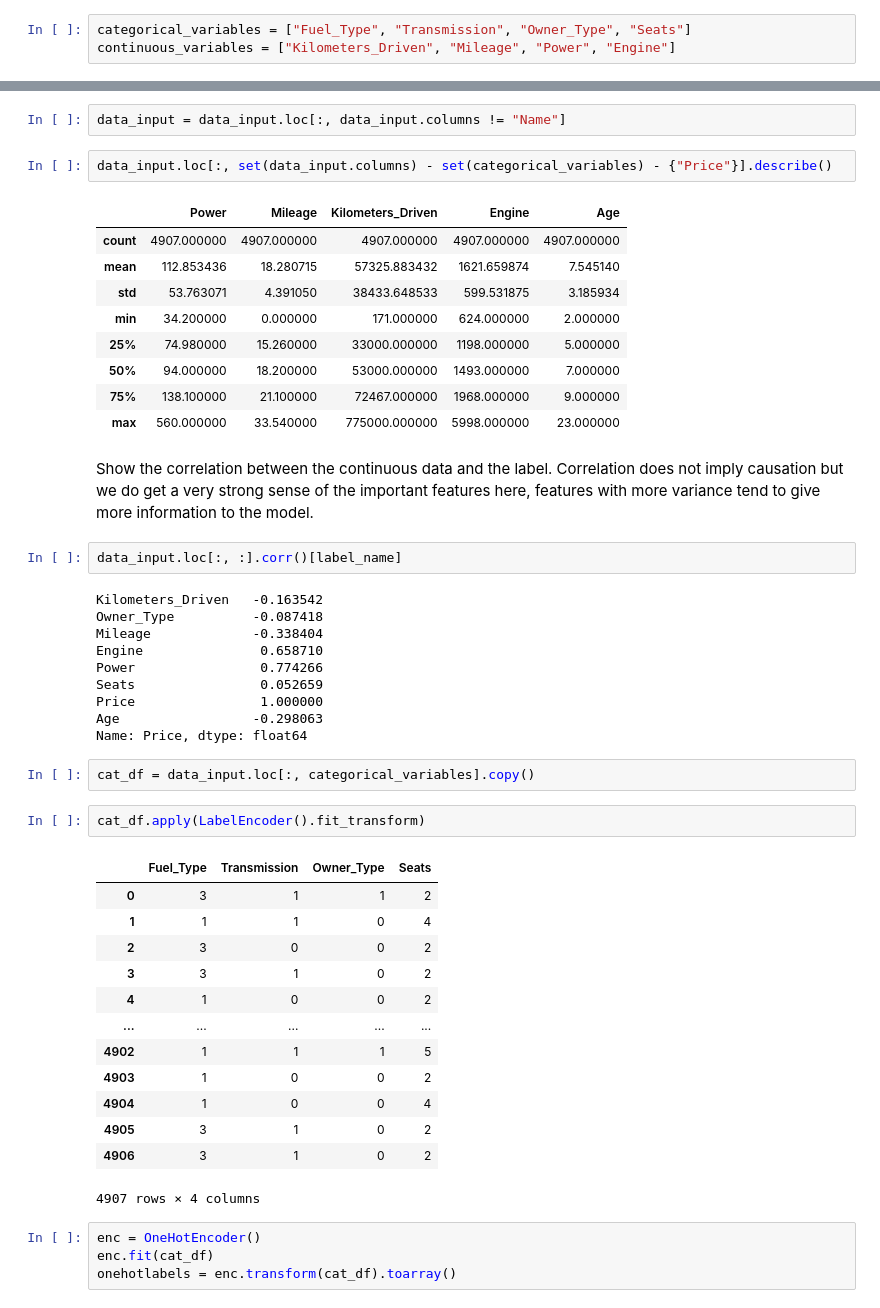
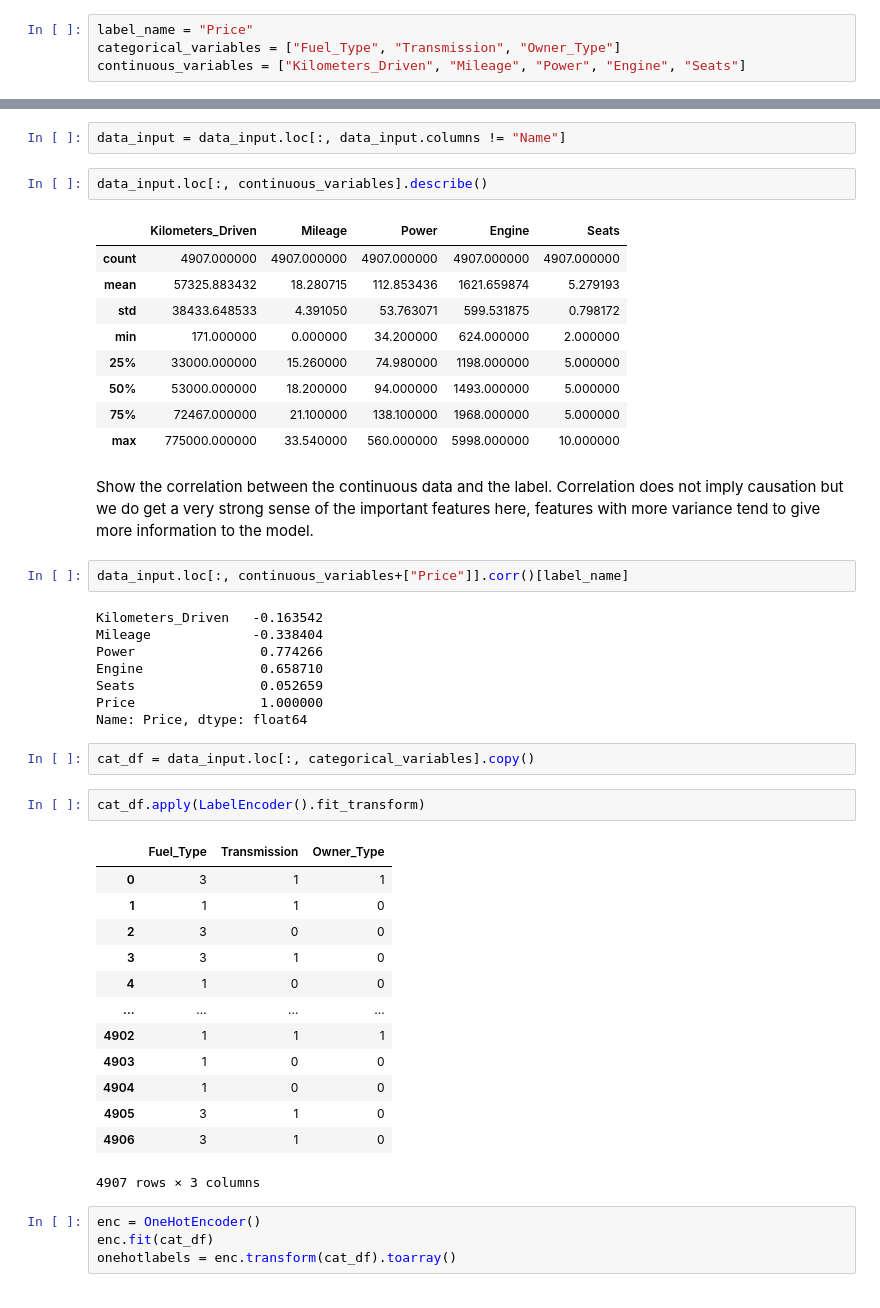
Before and after one commit to dimitrisl/CarPredictor, a Jupyter notebook: src/Assignment part 1.ipynb, the cells around one changed output, grey strips where cells are left out. Cells and saved outputs as stored; diff of their text form.

```diff
--- a/src/Assignment part 1.ipynb
+++ b/src/Assignment part 1.ipynb
@@ -51,6 +51,7 @@ unique fuel type 4
 # %%
-categorical_variables = ["Fuel_Type", "Transmission", "Owner_Type", "Seats"]
-continuous_variables = ["Kilometers_Driven", "Mileage", "Power", "Engine"]
+label_name = "Price"
+categorical_variables = ["Fuel_Type", "Transmission", "Owner_Type"]
+continuous_variables = ["Kilometers_Driven", "Mileage", "Power", "Engine", "Seats"]
 # %%
 # Check the distribution of the label
 # %%
@@ -133,49 +136,47 @@ before we go any further and prepare for our model we need to encode all our cat
 # %%
 data_input = data_input.loc[:, data_input.columns != "Name"]
 # %%
-data_input.loc[:, set(data_input.columns) - set(categorical_variables) - {"Price"}].describe()
+data_input.loc[:, continuous_variables].describe()
 # %% [output]
-|  | Power | Mileage | Kilometers_Driven | Engine | Age |
+|  | Kilometers_Driven | Mileage | Power | Engine | Seats |
 | count | 4907.000000 | 4907.000000 | 4907.000000 | 4907.000000 | 4907.000000 |
-| mean | 112.853436 | 18.280715 | 57325.883432 | 1621.659874 | 7.545140 |
-| std | 53.763071 | 4.391050 | 38433.648533 | 599.531875 | 3.185934 |
-| min | 34.200000 | 0.000000 | 171.000000 | 624.000000 | 2.000000 |
-| 25% | 74.980000 | 15.260000 | 33000.000000 | 1198.000000 | 5.000000 |
-| 50% | 94.000000 | 18.200000 | 53000.000000 | 1493.000000 | 7.000000 |
-| 75% | 138.100000 | 21.100000 | 72467.000000 | 1968.000000 | 9.000000 |
-| max | 560.000000 | 33.540000 | 775000.000000 | 5998.000000 | 23.000000 |
+| mean | 57325.883432 | 18.280715 | 112.853436 | 1621.659874 | 5.279193 |
+| std | 38433.648533 | 4.391050 | 53.763071 | 599.531875 | 0.798172 |
+| min | 171.000000 | 0.000000 | 34.200000 | 624.000000 | 2.000000 |
+| 25% | 33000.000000 | 15.260000 | 74.980000 | 1198.000000 | 5.000000 |
+| 50% | 53000.000000 | 18.200000 | 94.000000 | 1493.000000 | 5.000000 |
+| 75% | 72467.000000 | 21.100000 | 138.100000 | 1968.000000 | 5.000000 |
+| max | 775000.000000 | 33.540000 | 560.000000 | 5998.000000 | 10.000000 |
 # %% [markdown]
 Show the correlation between the continuous data and the label. Correlation does not imply causation but we do get a very strong sense of the important features here, features with more variance tend to give more information to the  model.
 # %%
-data_input.loc[:, :].corr()[label_name]
+data_input.loc[:, continuous_variables+["Price"]].corr()[label_name]
 # %% [output]
 Kilometers_Driven   -0.163542
-Owner_Type          -0.087418
 Mileage             -0.338404
+Power                0.774266
 Engine               0.658710
-Power                0.774266
 Seats                0.052659
 Price                1.000000
-Age                 -0.298063
 Name: Price, dtype: float64
 # %%
 cat_df = data_input.loc[:, categorical_variables].copy()
 # %%
 cat_df.apply(LabelEncoder().fit_transform)
 # %% [output]
-|  | Fuel_Type | Transmission | Owner_Type | Seats |
-| 0 | 3 | 1 | 1 | 2 |
-| 1 | 1 | 1 | 0 | 4 |
-| 2 | 3 | 0 | 0 | 2 |
-| 3 | 3 | 1 | 0 | 2 |
-| 4 | 1 | 0 | 0 | 2 |
-| ... | ... | ... | ... | ... |
-| 4902 | 1 | 1 | 1 | 5 |
-| 4903 | 1 | 0 | 0 | 2 |
-| 4904 | 1 | 0 | 0 | 4 |
-| 4905 | 3 | 1 | 0 | 2 |
-| 4906 | 3 | 1 | 0 | 2 |
+|  | Fuel_Type | Transmission | Owner_Type |
+| 0 | 3 | 1 | 1 |
+| 1 | 1 | 1 | 0 |
+| 2 | 3 | 0 | 0 |
+| 3 | 3 | 1 | 0 |
+| 4 | 1 | 0 | 0 |
+| ... | ... | ... | ... |
+| 4902 | 1 | 1 | 1 |
+| 4903 | 1 | 0 | 0 |
+| 4904 | 1 | 0 | 0 |
+| 4905 | 3 | 1 | 0 |
+| 4906 | 3 | 1 | 0 |
-4907 rows × 4 columns
+4907 rows × 3 columns
 # %%
 enc = OneHotEncoder()
 enc.fit(cat_df)
```
Also changed, not shown: parts of 54 cells of this notebook.
